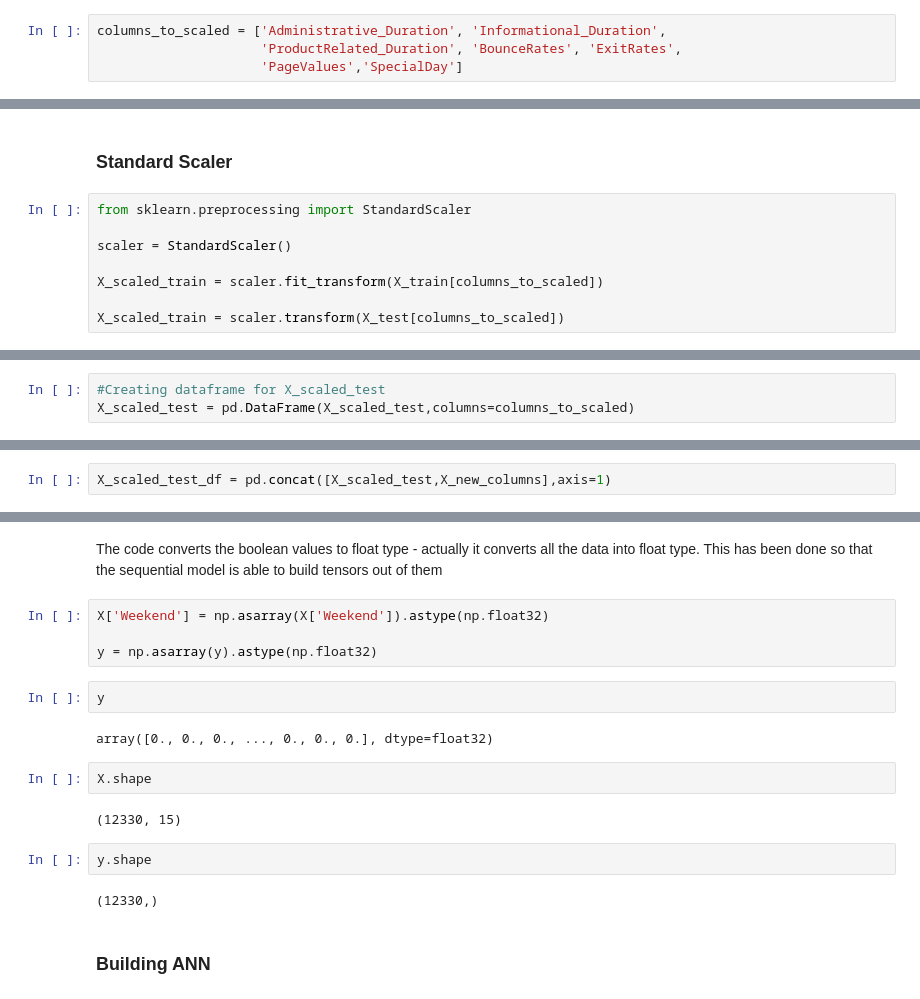
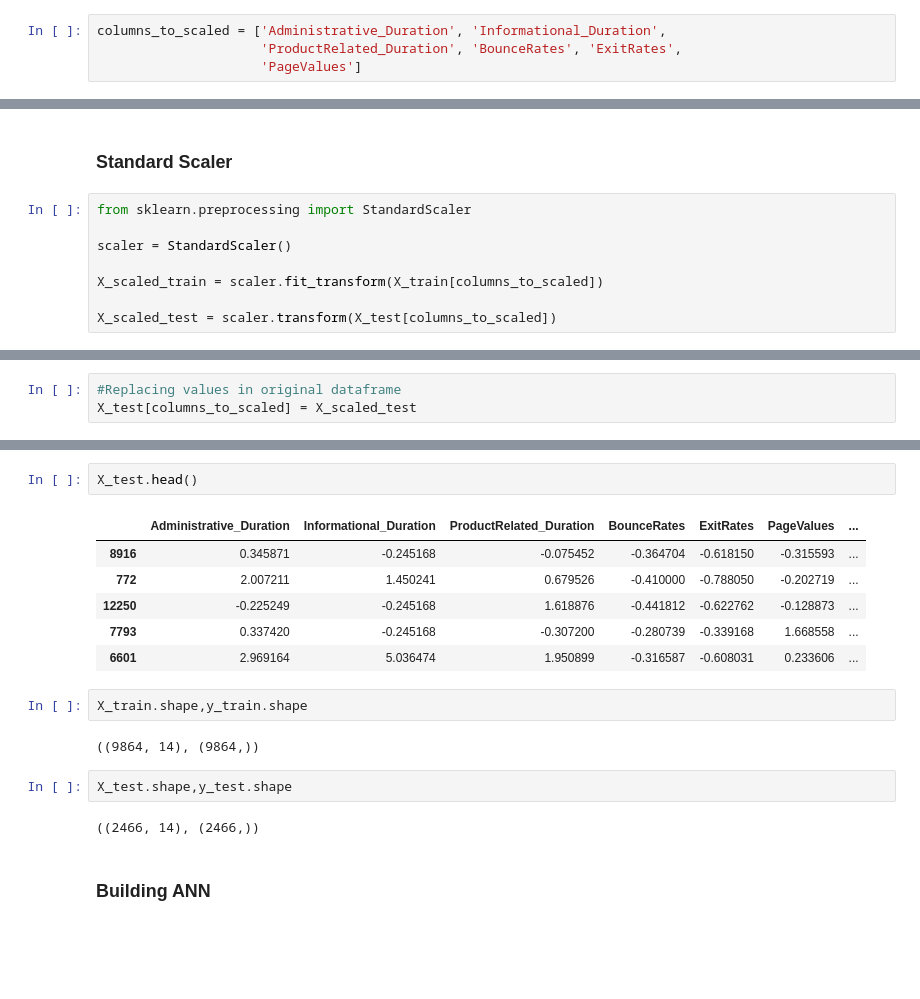
Before and after one commit to pulkitkhandelwal29/Customer-Revenue-Prediction, a Jupyter notebook: Customer_Revenue_Prediction.ipynb, the cells around one changed output, grey strips where cells are left out. Cells and saved outputs as stored; diff of their text form; blank space fills up the shorter version.

```diff
--- a/Customer_Revenue_Prediction.ipynb
+++ b/Customer_Revenue_Prediction.ipynb
@@ -158,4 +200,4 @@ X_train,X_test,y_train,y_test = train_test_split(X,y,test_size=0.2,random_state=
 # %%
 columns_to_scaled = ['Administrative_Duration', 'Informational_Duration',
                      'ProductRelated_Duration', 'BounceRates', 'ExitRates',
-                     'PageValues','SpecialDay']
+                     'PageValues']
@@ -188,4 +219,4 @@ scaler = StandardScaler()
 
 X_scaled_train = scaler.fit_transform(X_train[columns_to_scaled])
 
-X_scaled_train = scaler.transform(X_test[columns_to_scaled])
+X_scaled_test = scaler.transform(X_test[columns_to_scaled])
@@ -221,3 +222,0 @@ X_train.head()
-# %%
-#Creating dataframe for X_scaled_test
-X_scaled_test = pd.DataFrame(X_scaled_test,columns=columns_to_scaled)
@@ -233,2 +282,3 @@ X_scaled_test.head()
 # %%
-X_scaled_test_df = pd.concat([X_scaled_test,X_new_columns],axis=1)
+#Replacing values in original dataframe
+X_test[columns_to_scaled] = X_scaled_test
@@ -235,21 +296,20 @@ X_scaled_test_df = pd.concat([X_scaled_test,X_new_columns],axis=1)
-# %% [markdown]
-The code converts the boolean values to float type - actually it converts all the data into float type. This has been done so that the sequential model is able to build tensors out of them
-# %%
-X['Weekend'] = np.asarray(X['Weekend']).astype(np.float32)
-
-y = np.asarray(y).astype(np.float32)
+# %%
+X_test.head()
+# %% [output]
+|  | Administrative_Duration | Informational_Duration | ProductRelated_Duration | BounceRates | ExitRates | PageValues | ... |
+| 8916 | 0.345871 | -0.245168 | -0.075452 | -0.364704 | -0.618150 | -0.315593 | ... |
+| 772 | 2.007211 | 1.450241 | 0.679526 | -0.410000 | -0.788050 | -0.202719 | ... |
+| 12250 | -0.225249 | -0.245168 | 1.618876 | -0.441812 | -0.622762 | -0.128873 | ... |
+| 7793 | 0.337420 | -0.245168 | -0.307200 | -0.280739 | -0.339168 | 1.668558 | ... |
+| 6601 | 2.969164 | 5.036474 | 1.950899 | -0.316587 | -0.608031 | 0.233606 | ... |
 # %%
-y
+X_train.shape,y_train.shape
 # %% [output]
-array([0., 0., 0., ..., 0., 0., 0.], dtype=float32)
+((9864, 14), (9864,))
 # %%
-X.shape
+X_test.shape,y_test.shape
 # %% [output]
-(12330, 15)
+((2466, 14), (2466,))
-# %%
-y.shape
-# %% [output]
-(12330,)
 # %% [markdown]
 ### Building ANN
 # %%
```
Also changed, not shown: parts of 53 cells of this notebook.
